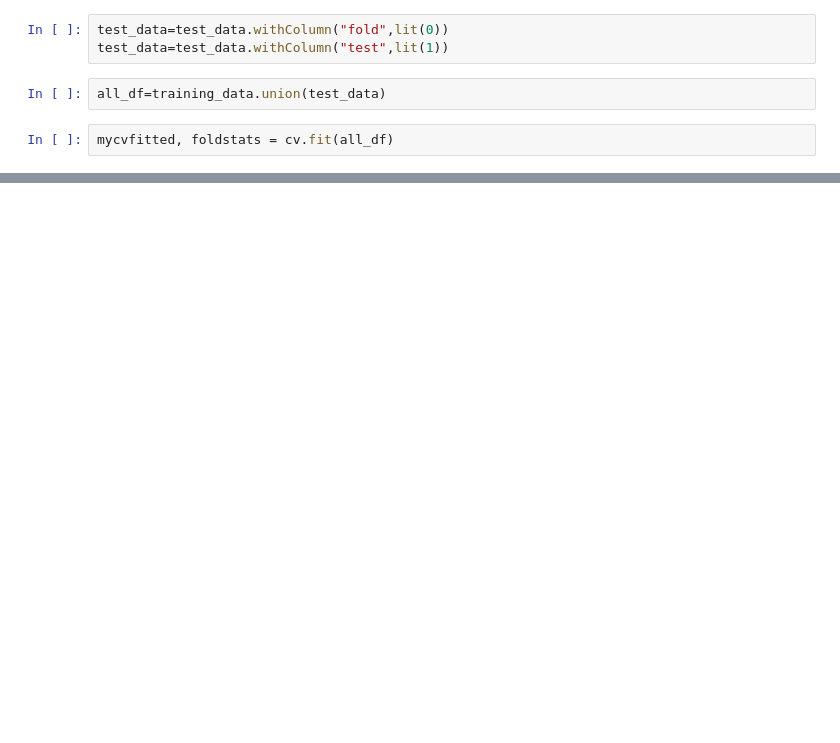
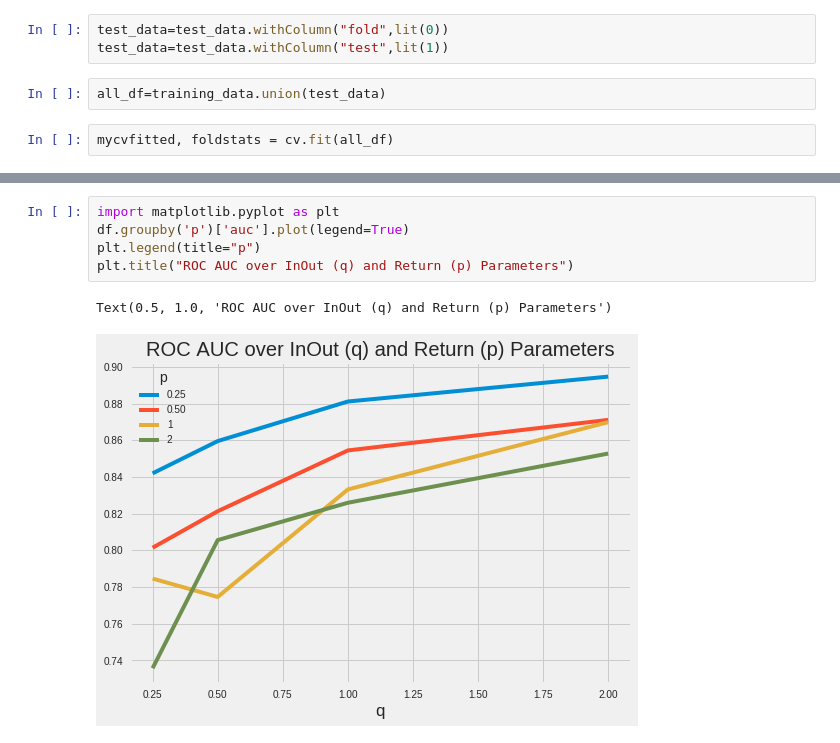
Before and after one commit to areias/link-prediction, a Jupyter notebook: coauthor-link-prediction.ipynb, the cells around one changed output, grey strips where cells are left out. Cells and saved outputs as stored; diff of their text form; blank space fills up the shorter version.

```diff
--- a/coauthor-link-prediction.ipynb
+++ b/coauthor-link-prediction.ipynb
@@ -469,0 +265,8 @@ PipelineModel_3abf13843c5f
+# %%
+import matplotlib.pyplot as plt
+df.groupby('p')['auc'].plot(legend=True)
+plt.legend(title="p")
+plt.title("ROC AUC over InOut (q) and Return (p) Parameters")
+# %% [output]
+Text(0.5, 1.0, 'ROC AUC over InOut (q) and Return (p) Parameters')
+[figure, added]
```
Also changed, not shown: parts of 114 cells of this notebook.
